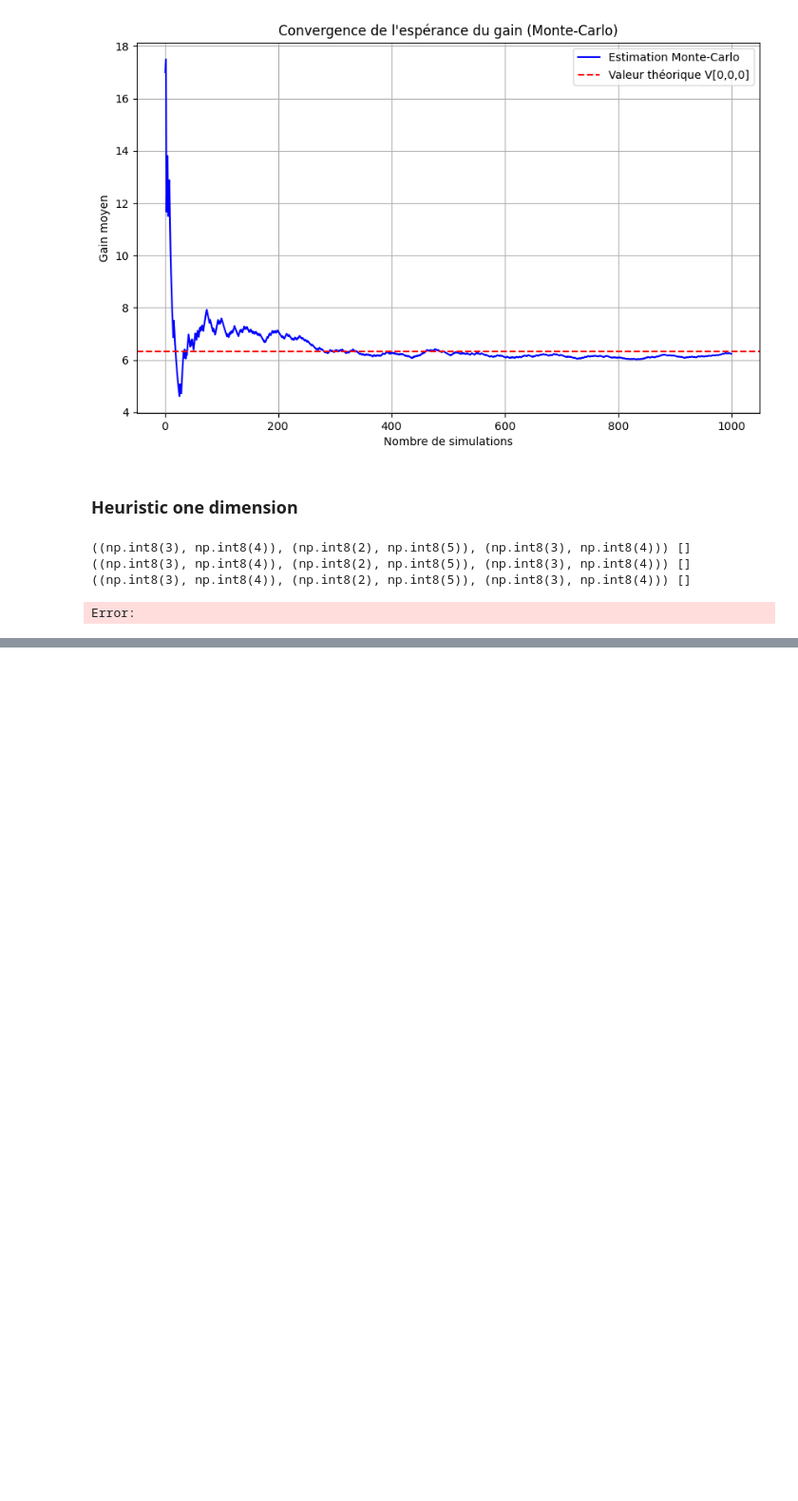
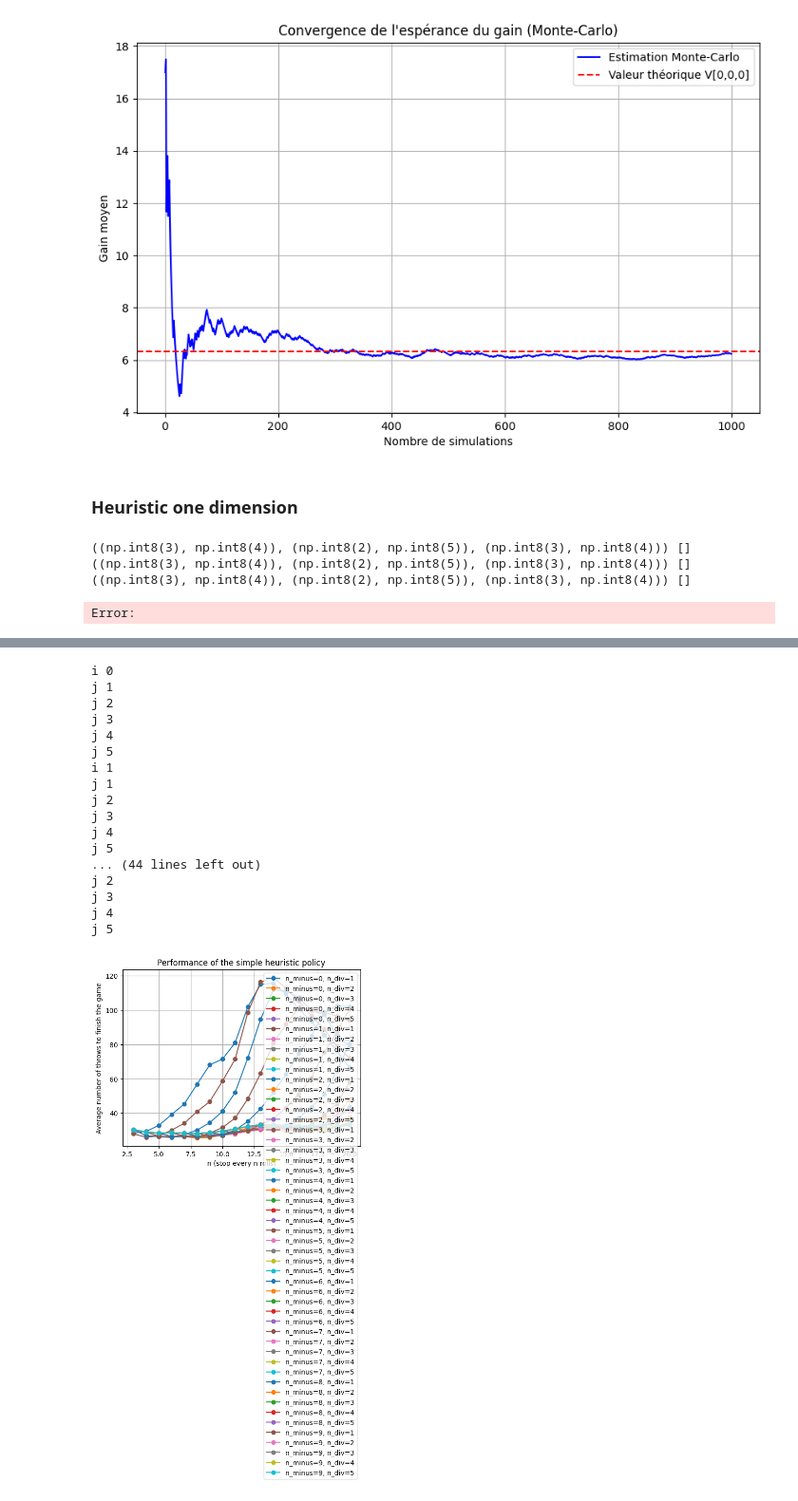
Before and after one commit to CamilleBernardB/Can-t-Stop-projet-IMI, a Jupyter notebook: 3 columns with numba.ipynb, the cells around one changed output, grey strips where cells are left out. Shown at 95% size. Drawn from its saved outputs; the diff is of its cells as text; code cells hidden in the pictures; blank space fills up the shorter version.

```diff
--- a/3 columns with numba.ipynb
+++ b/3 columns with numba.ipynb
@@ -1341,0 +1423,43 @@ Simple heuristic policy : 27.878
+# %%
+import matplotlib.pyplot as plt
+Ns = {6: 11, 7: 13, 8: 11}
+n_min, n_max = 3, 21
+n_minus = [i for i in range(10)]
+n_div = [i for i in range(1, 6)]
+n_heuristic_simple_list_change = np.zeros((10, 5, n_max-n_min))
+for i in n_minus:
+    for j in n_div:
+        for k in range(n_simu):
+            for n in range(n_min, n_max):
+                n_heuristic_simple = heuristic_simple_columns_variable(Ns, lancers[k], actions, pair_array, n=n, n_minus = i, n_div=j, verbose=False)
+                if n_heuristic_simple is not None :
+                    n_heuristic_simple_list_change[i, j-1, n-3] += (n_heuristic_simple)/n_simu
+fig, ax = plt.subplots()
+for i in n_minus:
+    for j in n_div:
+        ax.plot(range(n_min, n_max), n_heuristic_simple_list_change[i,j-1,:], marker='o', label=f"n_minus={i}, n_div={j}")
+ax.legend()
+ax.set_xlabel('n (stop every n rolls)')
+ax.set_ylabel('Average number of throws to finish the game')
+ax.set_title('Performance of the simple heuristic policy')
+ax.grid()
+plt.show()
+# %% [output]
+i 0
+j 1
+j 2
+j 3
+j 4
+j 5
+i 1
+j 1
+j 2
+j 3
+j 4
+j 5
+... (44 lines left out)
+j 2
+j 3
+j 4
+j 5
+[figure, added]
```
Also changed, not shown: parts of 13 cells of this notebook.
